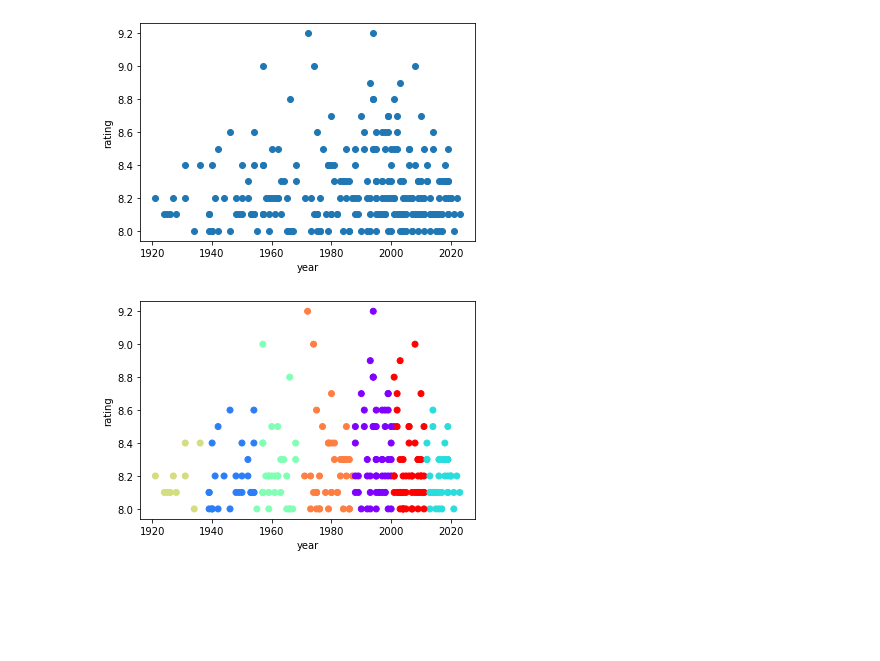
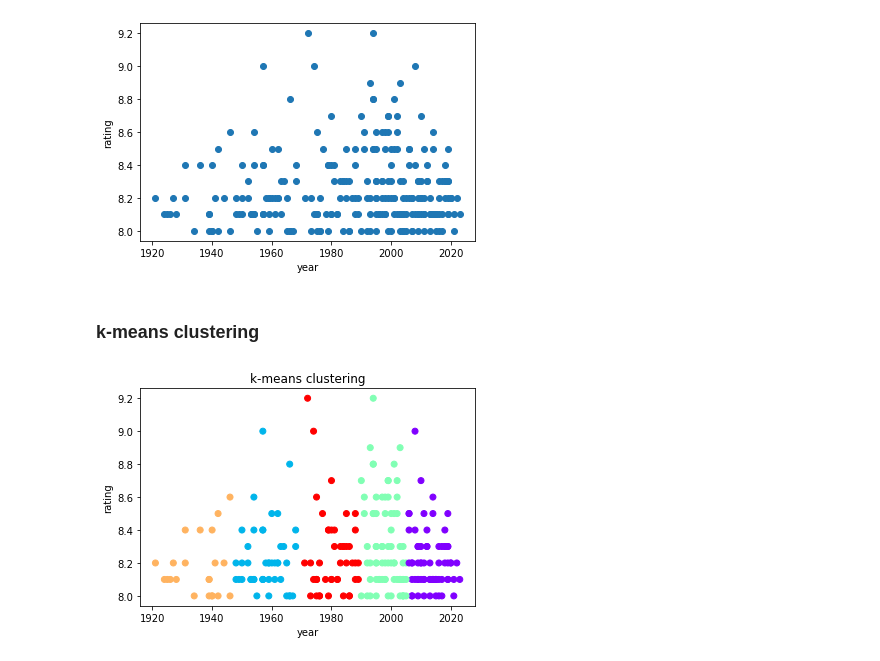
Before and after one commit to Alok-Kumar-13/DBMSLAB, a Jupyter notebook: Lab_11.ipynb, the cells around one changed output. Cells and saved outputs as stored; diff of their text form; code cells hidden in the pictures; blank space fills up the shorter version.

```diff
--- a/Lab_11.ipynb
+++ b/Lab_11.ipynb
@@ -90,15 +96,18 @@ plt.ylabel('rating')
 plt.show()
 # %% [output]
 [figure]
+# %% [markdown]
+###  k-means clustering
 # %%
-# Perform k-means clustering with k=7
-kmeans = KMeans(n_clusters=7, init='k-means++')
+# Perform k-means clustering with k=5
+kmeans = KMeans(n_clusters=5, init='k-means++')
 kmeans.fit(df)
 
 # Visualize the clusters
 plt.scatter(df['year'], df['rating'], c=kmeans.labels_, cmap='rainbow')
+plt.title('k-means clustering')
 plt.xlabel('year')
 plt.ylabel('rating')
 plt.show()
 # %% [output]
-[figure, old version]
+[figure, new version]
```
Also changed, not shown: parts of 3 cells of this notebook.
